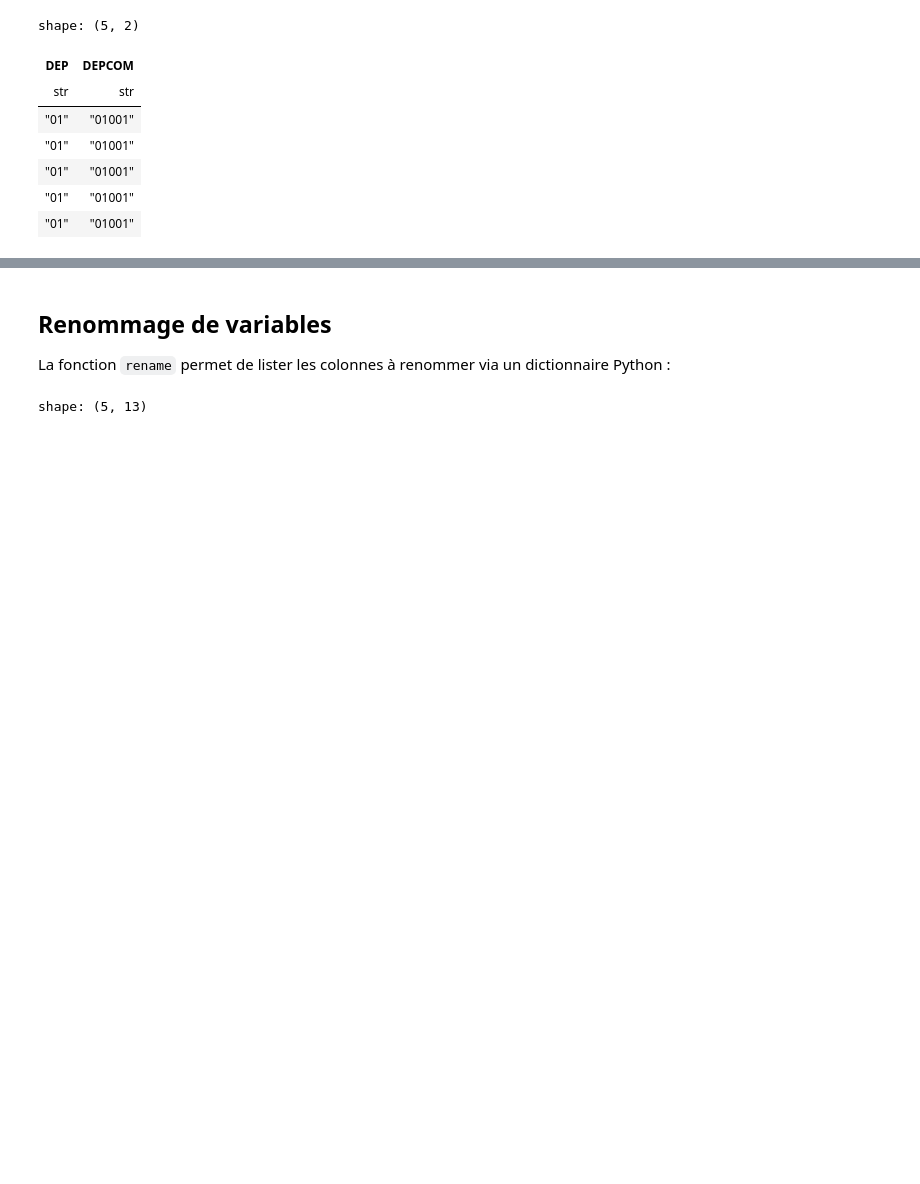
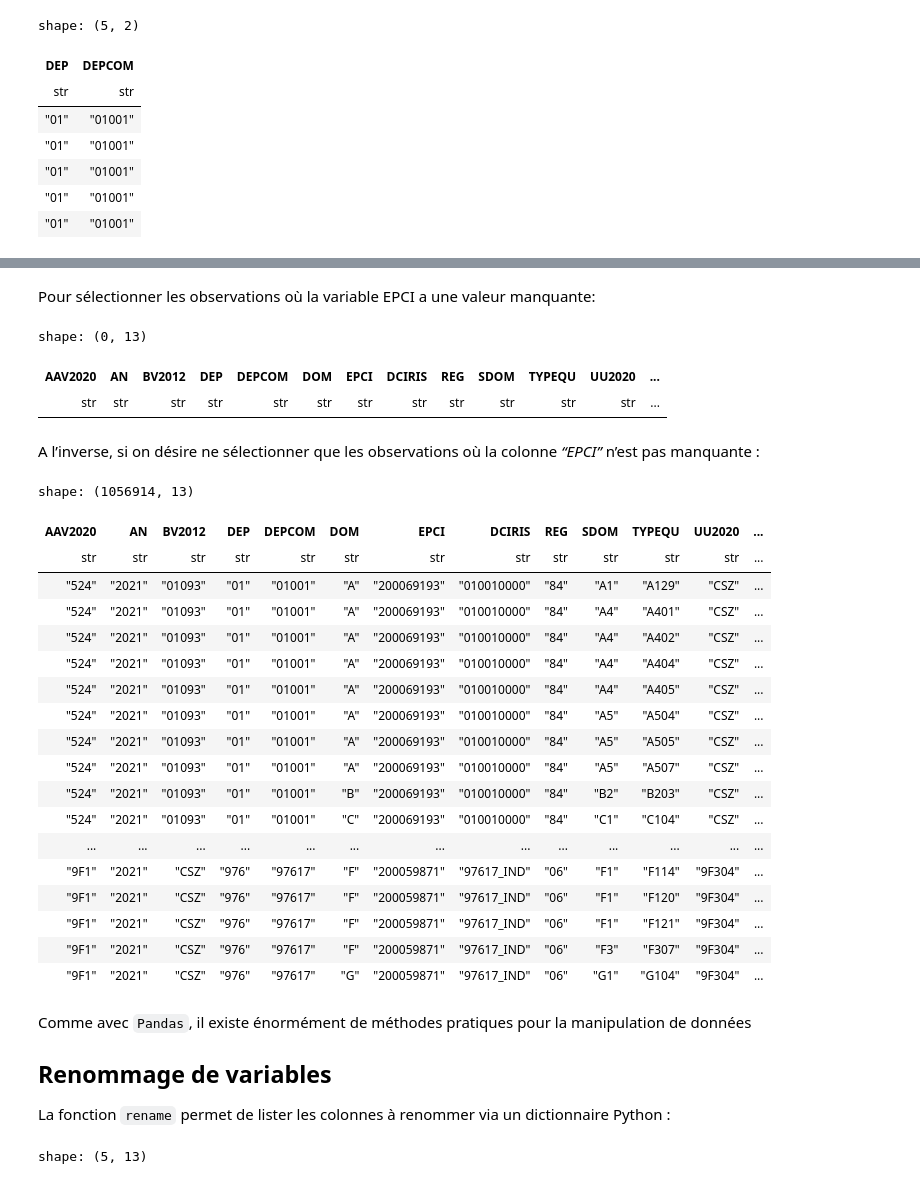
Before and after one commit to romaintailhurat/miscbooks, a Jupyter notebook: polars-tuto.ipynb, the cells around one changed output, grey strips where cells are left out. Drawn from its saved outputs; the diff is of its cells as text; code cells hidden in the pictures; blank space fills up the shorter version.

```diff
--- a/polars-tuto.ipynb
+++ b/polars-tuto.ipynb
@@ -271,4 +420,46 @@ shape: (5, 2)
+# %% [markdown]
+Pour sélectionner les observations où la variable EPCI a une valeur
+manquante:
+# %%
+# Valeurs manquantes pour la variable EPCI
+df_bpe.filter(
+    pl.col("EPCI").is_null()
+)
+# %% [output]
+shape: (0, 13)
+| AAV2020 | AN | BV2012 | DEP | DEPCOM | DOM | EPCI | DCIRIS | REG | SDOM | TYPEQU | UU2020 | ... |
+| str | str | str | str | str | str | str | str | str | str | str | str | ... |
+# %% [markdown]
+A l’inverse, si on désire ne sélectionner que les observations où la
+colonne *“EPCI”* n’est pas manquante :
+# %%
+df_bpe.filter(
+    pl.col("EPCI").is_not_null()
+)
+# %% [output]
+shape: (1056914, 13)
+| AAV2020 | AN | BV2012 | DEP | DEPCOM | DOM | EPCI | DCIRIS | REG | SDOM | TYPEQU | UU2020 | ... |
+| str | str | str | str | str | str | str | str | str | str | str | str | ... |
+| "524" | "2021" | "01093" | "01" | "01001" | "A" | "200069193" | "010010000" | "84" | "A1" | "A129" | "CSZ" | ... |
+| "524" | "2021" | "01093" | "01" | "01001" | "A" | "200069193" | "010010000" | "84" | "A4" | "A401" | "CSZ" | ... |
+| "524" | "2021" | "01093" | "01" | "01001" | "A" | "200069193" | "010010000" | "84" | "A4" | "A402" | "CSZ" | ... |
+| "524" | "2021" | "01093" | "01" | "01001" | "A" | "200069193" | "010010000" | "84" | "A4" | "A404" | "CSZ" | ... |
+| "524" | "2021" | "01093" | "01" | "01001" | "A" | "200069193" | "010010000" | "84" | "A4" | "A405" | "CSZ" | ... |
+| "524" | "2021" | "01093" | "01" | "01001" | "A" | "200069193" | "010010000" | "84" | "A5" | "A504" | "CSZ" | ... |
+| "524" | "2021" | "01093" | "01" | "01001" | "A" | "200069193" | "010010000" | "84" | "A5" | "A505" | "CSZ" | ... |
+| "524" | "2021" | "01093" | "01" | "01001" | "A" | "200069193" | "010010000" | "84" | "A5" | "A507" | "CSZ" | ... |
+| "524" | "2021" | "01093" | "01" | "01001" | "B" | "200069193" | "010010000" | "84" | "B2" | "B203" | "CSZ" | ... |
+| "524" | "2021" | "01093" | "01" | "01001" | "C" | "200069193" | "010010000" | "84" | "C1" | "C104" | "CSZ" | ... |
+| ... | ... | ... | ... | ... | ... | ... | ... | ... | ... | ... | ... | ... |
+| "9F1" | "2021" | "CSZ" | "976" | "97617" | "F" | "200059871" | "97617_IND" | "06" | "F1" | "F114" | "9F304" | ... |
+| "9F1" | "2021" | "CSZ" | "976" | "97617" | "F" | "200059871" | "97617_IND" | "06" | "F1" | "F120" | "9F304" | ... |
+| "9F1" | "2021" | "CSZ" | "976" | "97617" | "F" | "200059871" | "97617_IND" | "06" | "F1" | "F121" | "9F304" | ... |
+| "9F1" | "2021" | "CSZ" | "976" | "97617" | "F" | "200059871" | "97617_IND" | "06" | "F3" | "F307" | "9F304" | ... |
+| "9F1" | "2021" | "CSZ" | "976" | "97617" | "G" | "200059871" | "97617_IND" | "06" | "G1" | "G104" | "9F304" | ... |
 # %% [markdown]
+Comme avec `Pandas`, il existe énormément de méthodes pratiques pour la
+manipulation de données
+
 ## Renommage de variables
 
 La fonction `rename` permet de lister les colonnes à renommer via un
```
Also changed, not shown: parts of 48 cells of this notebook, 1 other file.
